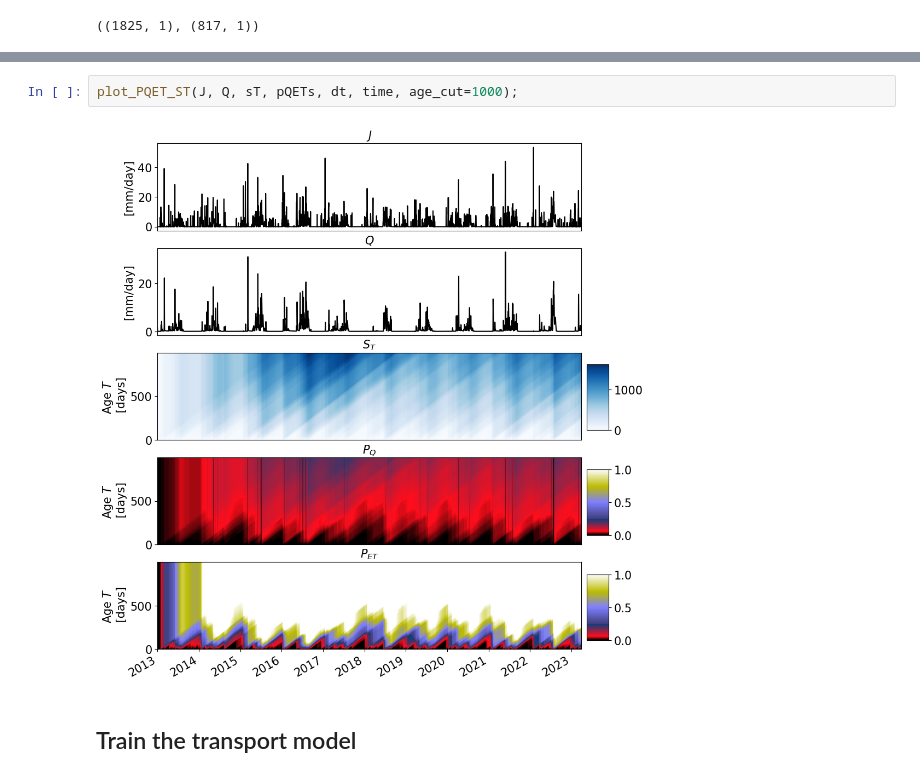
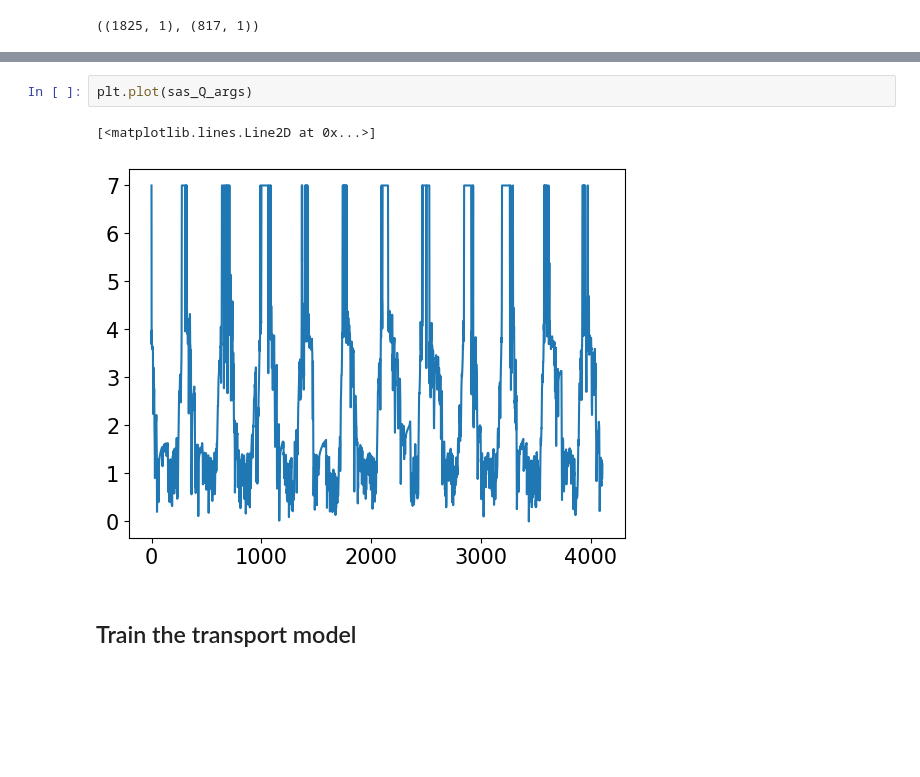
Before and after one commit to PeishiJiang/DiffFlowTransport, a Jupyter notebook: OakCreek/TestTransportModel.ipynb, the cells around one changed output, grey strips where cells are left out. Cells and saved outputs as stored; diff of their text form; blank space fills up the shorter version.

```diff
--- a/OakCreek/TestTransportModel.ipynb
+++ b/OakCreek/TestTransportModel.ipynb
@@ -244,6 +226,7 @@ Array([[0.        ],
-# %%
-plot_PQET_ST(J, Q, sT, pQETs, dt, time, age_cut=1000);
-# %% [output]
-[figure, removed]
+# %%
+plt.plot(sas_Q_args)
+# %% [output]
+[<matplotlib.lines.Line2D at 0x...>]
+[figure, added]
 # %% [markdown]
 ## Train the transport model
```
Also changed, not shown: parts of 6 cells of this notebook, 1 other file.
